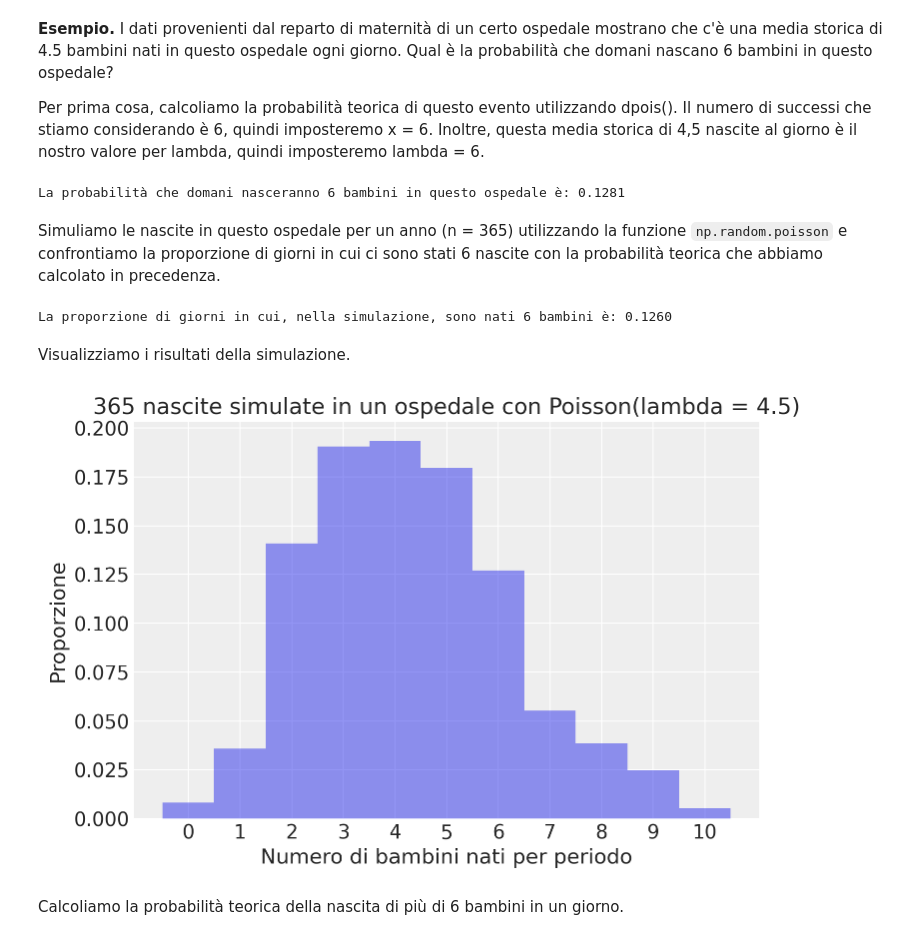
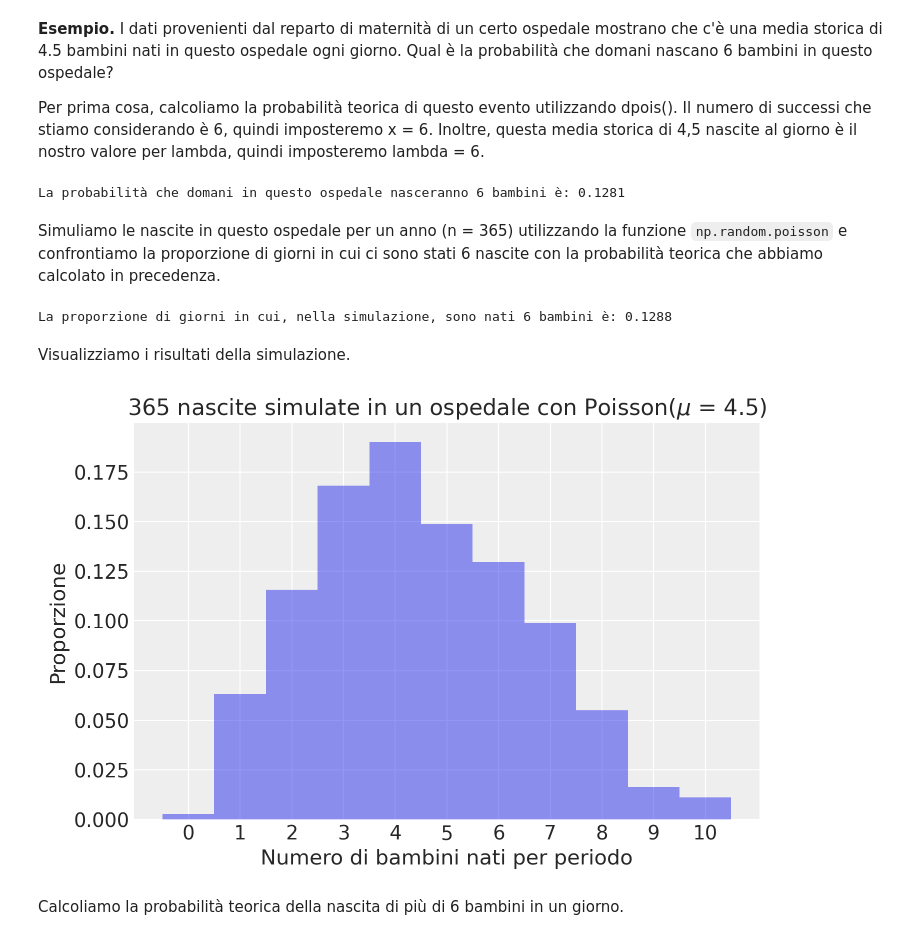
Before and after one commit to ccaudek/ds4p, a Jupyter notebook: _sources/chapter_3/07_discr_rv_distr.ipynb, the cells around one changed output. Cells and saved outputs as stored; diff of their text form; code cells hidden in the pictures.

```diff
--- a/_sources/chapter_3/07_discr_rv_distr.ipynb
+++ b/_sources/chapter_3/07_discr_rv_distr.ipynb
@@ -451,30 +531,22 @@ rng.poisson(2, 10000).mean()
 **Esempio.** I dati provenienti dal reparto di maternità di un certo ospedale mostrano che c'è una media storica di 4.5 bambini nati in questo ospedale ogni giorno. Qual è la probabilità che domani nascano 6 bambini in questo ospedale?
 
 Per prima cosa, calcoliamo la probabilità teorica di questo evento utilizzando dpois(). Il numero di successi che stiamo considerando è 6, quindi imposteremo x = 6. Inoltre, questa media storica di 4,5 nascite al giorno è il nostro valore per lambda, quindi imposteremo lambda = 6.
-# %%
-# Numero di successi considerati
-x = 6
-
-# Valore medio storico di nascite al giorno (lambda)
-# Usiamo lmbda perché lambda è una parola chiave in Python
-lmbda = 4.5
-
-# Calcoliamo la probabilità utilizzando la distribuzione di Poisson
-probabilita = stats.poisson.pmf(x, lmbda)
-
-print(f"La probabilità che domani nasceranno 6 bambini in questo ospedale è: {probabilita:.4f}")
-# %% [output]
-La probabilità che domani nasceranno 6 bambini in questo ospedale è: 0.1281
+# %%
+p = stats.poisson.pmf(k=6, mu=4.5)
+print(f"La probabilità che domani in questo ospedale nasceranno 6 bambini è: {p:.4f}")
+# %% [output]
+La probabilità che domani in questo ospedale nasceranno 6 bambini è: 0.1281
 # %% [markdown]
 Simuliamo le nascite in questo ospedale per un anno (n = 365) utilizzando la funzione `np.random.poisson` e confrontiamo la proporzione di giorni in cui ci sono stati 6 nascite con la probabilità teorica che abbiamo calcolato in precedenza.
 # %%
 # Impostiamo il seed per la riproducibilità dei risultati
-np.random.seed(2)
+np.random.seed(RANDOM_SEED)
 
 # Simuliamo le nascite in un anno (365 giorni) con una media storica di 4.5 nascite al giorno
 n_days = 365
 mean_births_per_day = 4.5
-simulated_births = np.random.poisson(mean_births_per_day, n_days)
+rv = stats.poisson(mean_births_per_day)
+simulated_births = rv.rvs(n_days)
 
 # Calcoliamo la proporzione di giorni in cui sono nati esattamente 6 bambini nella simulazione
 proportion_six_births = np.mean(simulated_births == 6)
@@ -482,18 +554,18 @@ proportion_six_births = np.mean(simulated_births == 6)
 # Stampiamo la proporzione calcolata
 print(f"La proporzione di giorni in cui, nella simulazione, sono nati 6 bambini è: {proportion_six_births:.4f}")
 # %% [output]
-La proporzione di giorni in cui, nella simulazione, sono nati 6 bambini è: 0.1260
+La proporzione di giorni in cui, nella simulazione, sono nati 6 bambini è: 0.1288
 # %% [markdown]
 Visualizziamo i risultati della simulazione.
 # %%
 # Visualizziamo l'istogramma delle nascite simulate
 plt.hist(simulated_births, bins=np.arange(12) - 0.5, density=True, alpha=0.5)
 plt.xlabel('Numero di bambini nati per periodo')
 plt.ylabel('Proporzione')
-plt.title('365 nascite simulate in un ospedale con Poisson(lambda = 4.5)')
+plt.title('365 nascite simulate in un ospedale con Poisson($\\mu$ = 4.5)')
 plt.xticks(np.arange(11));
 # %% [output]
-[figure, old version]
+[figure, new version]
 # %% [markdown]
 Calcoliamo la probabilità teorica della nascita di più di 6 bambini in un giorno.
 # %%
```
Also changed, not shown: parts of 48 cells of this notebook, 9 other files.
